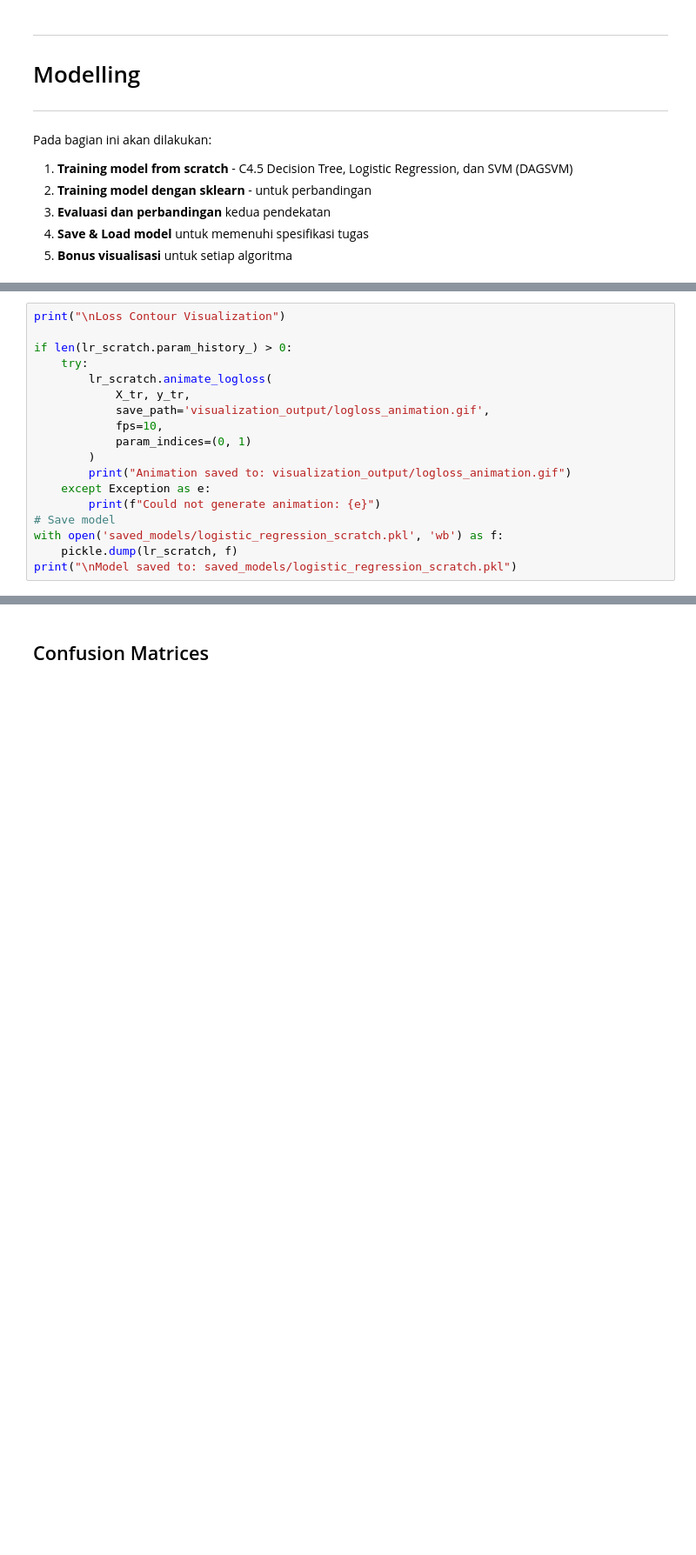
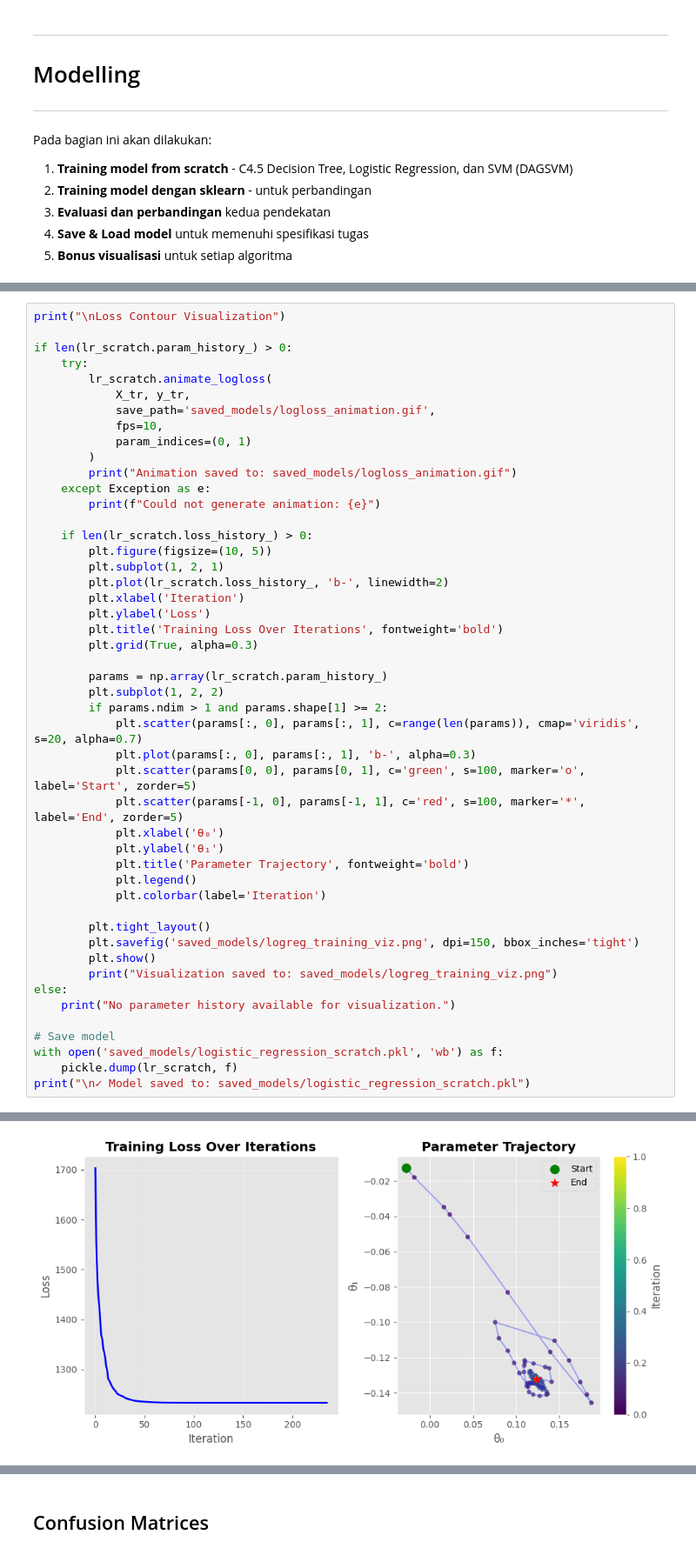
Before and after one commit to wrdtlkhoir/Tubes2AI-SatuWardaEmpatBeban, a Jupyter notebook: src/full-notebook.ipynb, the cells around one changed output, grey strips where cells are left out. Shown at 87% size. Saved outputs shown, nothing was run; the diff lists cells and outputs as text; blank space fills up the shorter version.

```diff
--- a/src/full-notebook.ipynb
+++ b/src/full-notebook.ipynb
@@ -981,18 +511,0 @@ Menampilkan garis kontur fungsi loss (log-loss) dan lintasan parameter (θ₀,
-# %%
-print("\nLoss Contour Visualization")
-
-if len(lr_scratch.param_history_) > 0:
-    try:
-        lr_scratch.animate_logloss(
-            X_tr, y_tr,
-            save_path='visualization_output/logloss_animation.gif',
-            fps=10,
-            param_indices=(0, 1)
-        )
-        print("Animation saved to: visualization_output/logloss_animation.gif")
-    except Exception as e:
-        print(f"Could not generate animation: {e}")
-# Save model
-with open('saved_models/logistic_regression_scratch.pkl', 'wb') as f:
-    pickle.dump(lr_scratch, f)
-print("\nModel saved to: saved_models/logistic_regression_scratch.pkl")
@@ -1006,0 +512,49 @@ Model saved to: saved_models/logistic_regression_scratch.pkl
+# %%
+print("\nLoss Contour Visualization")
+
+if len(lr_scratch.param_history_) > 0:
+    try:
+        lr_scratch.animate_logloss(
+            X_tr, y_tr,
+            save_path='saved_models/logloss_animation.gif',
+            fps=10,
+            param_indices=(0, 1)
+        )
+        print("Animation saved to: saved_models/logloss_animation.gif")
+    except Exception as e:
+        print(f"Could not generate animation: {e}")
+
+    if len(lr_scratch.loss_history_) > 0:
+        plt.figure(figsize=(10, 5))
+        plt.subplot(1, 2, 1)
+        plt.plot(lr_scratch.loss_history_, 'b-', linewidth=2)
+        plt.xlabel('Iteration')
+        plt.ylabel('Loss')
+        plt.title('Training Loss Over Iterations', fontweight='bold')
+        plt.grid(True, alpha=0.3)
+
+        params = np.array(lr_scratch.param_history_)
+        plt.subplot(1, 2, 2)
+        if params.ndim > 1 and params.shape[1] >= 2:
+            plt.scatter(params[:, 0], params[:, 1], c=range(len(params)), cmap='viridis', s=20, alpha=0.7)
+            plt.plot(params[:, 0], params[:, 1], 'b-', alpha=0.3)
+            plt.scatter(params[0, 0], params[0, 1], c='green', s=100, marker='o', label='Start', zorder=5)
+            plt.scatter(params[-1, 0], params[-1, 1], c='red', s=100, marker='*', label='End', zorder=5)
+            plt.xlabel('θ₀')
+            plt.ylabel('θ₁')
+            plt.title('Parameter Trajectory', fontweight='bold')
+            plt.legend()
+            plt.colorbar(label='Iteration')
+
+        plt.tight_layout()
+        plt.savefig('saved_models/logreg_training_viz.png', dpi=150, bbox_inches='tight')
+        plt.show()
+        print("Visualization saved to: saved_models/logreg_training_viz.png")
+else:
+    print("No parameter history available for visualization.")
+
+# Save model
+with open('saved_models/logistic_regression_scratch.pkl', 'wb') as f:
+    pickle.dump(lr_scratch, f)
+print("\n✓ Model saved to: saved_models/logistic_regression_scratch.pkl")
+# %% [output]
@@ -1006,0 +564 @@ Model saved to: saved_models/logistic_regression_scratch.pkl
+[figure, added]
```
Also changed, not shown: parts of 66 cells of this notebook, 7 other files.
